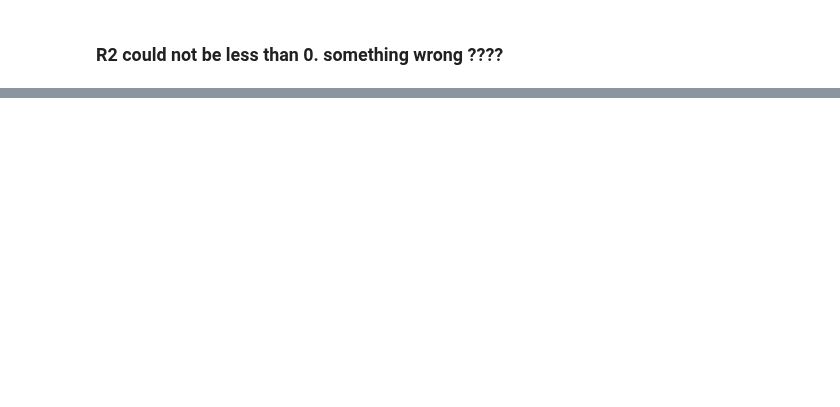
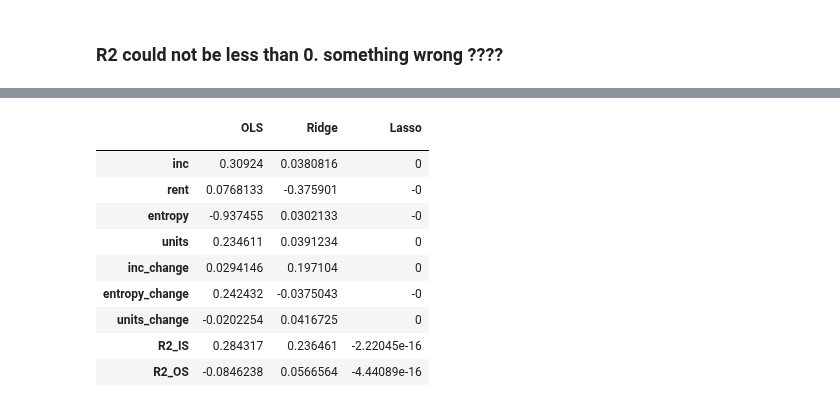
Before and after one commit to picniclin/NYC_yl5240, a Jupyter notebook: nyc_rent_Yuwei_1128.ipynb, the cells around one changed output, grey strips where cells are left out. Cells and saved outputs as stored; diff of their text form; code cells hidden in the pictures; blank space fills up the shorter version.

```diff
--- a/nyc_rent_Yuwei_1128.ipynb
+++ b/nyc_rent_Yuwei_1128.ipynb
@@ -715,0 +812,3 @@ pre = lr.predict(test[['inc', 'rent', 'entropy', 'units', 'inc_change', 'units_c
+# %%
+OLS_coef=model.params
+OLS_coef
@@ -715,0 +836,27 @@ pre = lr.predict(test[['inc', 'rent', 'entropy', 'units', 'inc_change', 'units_c
+# %%
+#let's look at the final coefficients
+name=list(OLS_coef.index)[1:] # Generate name of rows/variables
+
+result=[name, np.ndarray.tolist(np.asarray(OLS_coef[0:len(OLS_coef)-1])),
+        np.ndarray.tolist(Ridge_coef),
+        np.ndarray.tolist(Lasso_coef)] # put all the estimations of different models together(it is same for OS and IS)
+temp=pd.DataFrame(result).T
+R2_IS=pd.DataFrame(['R2_IS',R_2_IS_OLS, R_2_IS_Ridge,R_2_IS_Lasso]).T # paste the In sample R2 in the end of temp
+R2_OS=pd.DataFrame(['R2_OS',R_2_OS_OLS, R_2_OS_Ridge,R_2_OS_Lasso]).T # paste the Out of sample R2 in the end of temp
+
+temp=temp.append(R2_IS)
+result=temp.append(R2_OS)
+result.columns=['','OLS','Ridge','Lasso'] # Change the column name
+result.set_index('')
+# %% [output]
+|  | OLS | Ridge | Lasso |
+|  |  |  |  |
+| inc | 0.30924 | 0.0380816 | 0 |
+| rent | 0.0768133 | -0.375901 | -0 |
+| entropy | -0.937455 | 0.0302133 | -0 |
+| units | 0.234611 | 0.0391234 | 0 |
+| inc_change | 0.0294146 | 0.197104 | 0 |
+| entropy_change | 0.242432 | -0.0375043 | -0 |
+| units_change | -0.0202254 | 0.0416725 | 0 |
+| R2_IS | 0.284317 | 0.236461 | -2.22045e-16 |
+| R2_OS | -0.0846238 | 0.0566564 | -4.44089e-16 |
```
Also changed, not shown: parts of 25 cells of this notebook.
